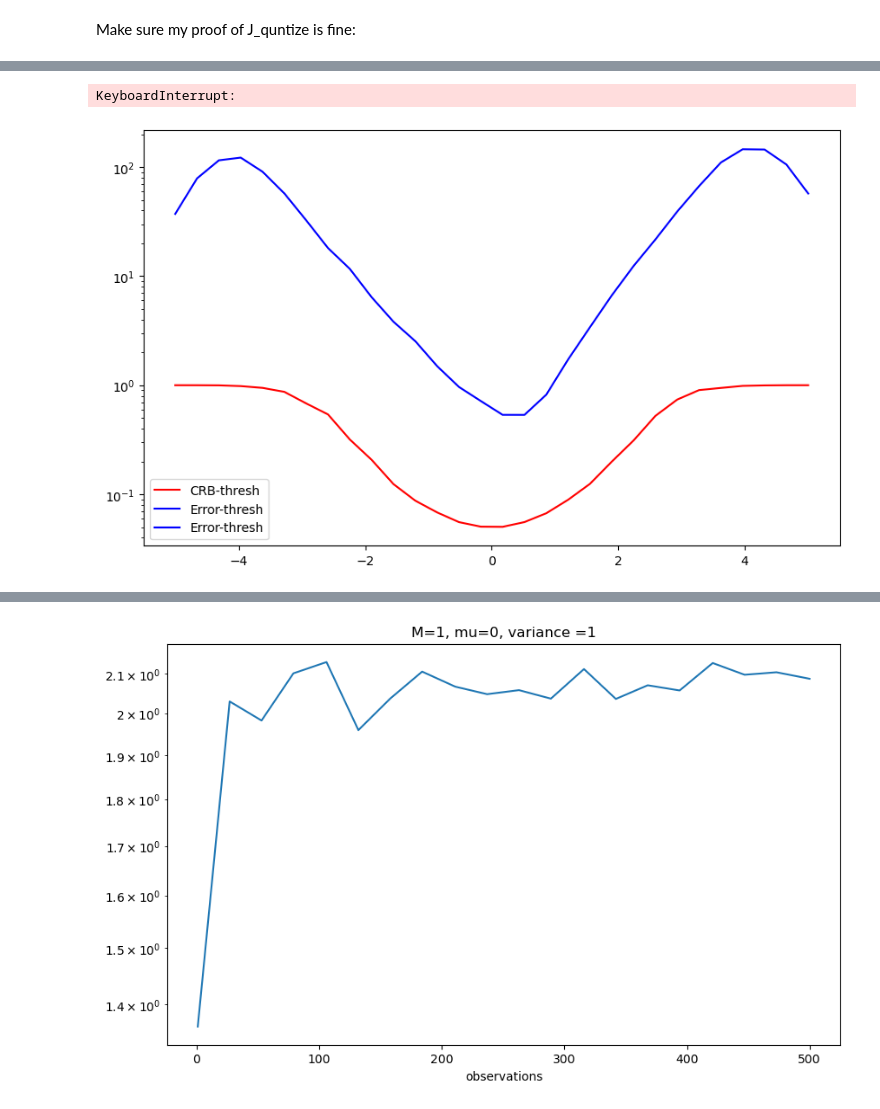
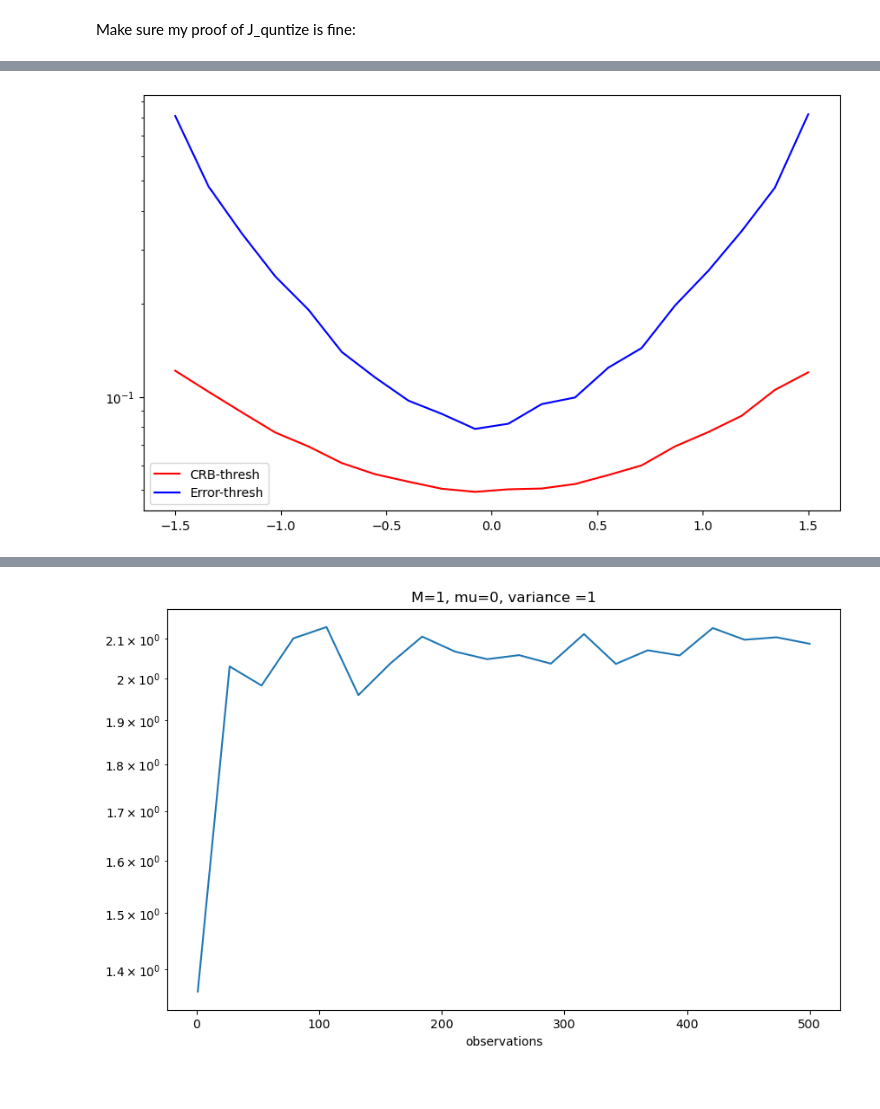
Before and after one commit to mazyaniv/Channel_Estimation, a Jupyter notebook: yaniv.ipynb, the cells around one changed output, grey strips where cells are left out. Cells and saved outputs as stored; diff of their text form; code cells hidden in the pictures.

```diff
--- a/yaniv.ipynb
+++ b/yaniv.ipynb
@@ -190,7 +157,0 @@ def MSE_general_numerical_quantize(sigma1,sigma2, n_a,n_q, matrix, observ, epsil
-# %%
-def MSE_zertothresh_analytic(sigma1,sigma2, n_a,n_q):
-    alpha = (2 / math.pi) * math.acos(rho_q / (rho_q + pow(sigma2, 2)))
-    beta = ((1-alpha)/rho_q)-((2*rho_a*n_a)/(math.pi*(rho_q+pow(sigma2,2))*(rho_a*n_a+pow(sigma1,2))))
-    first = (rho_a*n_a)/(rho_a*n_a+pow(sigma1, 2))
-    second = (2*rho_q*n_q*pow(sigma1,4))/(math.pi*(rho_q+pow(sigma2, 2))*(alpha+beta*rho_q*n_q)*pow(rho_a*n_a+pow(sigma1, 2),2))
-    return math.sqrt(M)*(1-first-second) #Frobenius  norm- not MSE, but relevant for CRB
@@ -312,22 +339,30 @@ L_Estimator_analytic2 = [MSE_zertothresh_analytic(sigma_space[i],sigma_space[i],
 L_Estimator_analytic3 = [MSE_zertothresh_analytic(sigma_space[i],sigma_space[i], n_a[2],n_q[2]) for i in range(len(sigma_space))]
 L_Estimator_analytic4 = [MSE_zertothresh_analytic(sigma_space[i],sigma_space[i], n_a[3],n_q[3]) for i in range(len(sigma_space))]
 
-CRB1 = [CRB(sigma_space[i],sigma_space[i],n_a[0],n_q[0],matrix_const1)[0] for i in range(len(sigma_space))]
-CRB2 = [CRB(sigma_space[i],sigma_space[i],n_a[0],n_q[1],matrix_const2)[0] for i in range(len(sigma_space))]
-CRB3 = [CRB(sigma_space[i],sigma_space[i],n_a[2],n_q[2],matrix_const3)[0] for i in range(len(sigma_space))]
-CRB4 = [CRB(sigma_space[i],sigma_space[i],n_a[3],n_q[3],matrix_const4)[0] for i in range(len(sigma_space))]
+CRB1 = [CRB(sigma_space[i],sigma_space[i],n_a[0],n_q[0],matrix_const1) for i in range(len(sigma_space))]
+CRB2 = [CRB(sigma_space[i],sigma_space[i],n_a[0],n_q[1],matrix_const2) for i in range(len(sigma_space))]
+CRB3 = [CRB(sigma_space[i],sigma_space[i],n_a[2],n_q[2],matrix_const3) for i in range(len(sigma_space))]
+CRB4 = [CRB(sigma_space[i],sigma_space[i],n_a[3],n_q[3],matrix_const4) for i in range(len(sigma_space))]
 
+CRBpp1 = [CRB_pp(sigma_space[i],sigma_space[i],n_a[0],n_q[0],matrix_const1) for i in range(len(sigma_space))]
+CRBpp2 = [CRB_pp(sigma_space[i],sigma_space[i],n_a[0],n_q[1],matrix_const2) for i in range(len(sigma_space))]
+CRBpp3 = [CRB_pp(sigma_space[i],sigma_space[i],n_a[2],n_q[2],matrix_const3) for i in range(len(sigma_space))]
+CRBpp4 = [CRB_pp(sigma_space[i],sigma_space[i],n_a[3],n_q[3],matrix_const4) for i in range(len(sigma_space))]
 ######################
 fig = plt.figure(figsize=(10, 6))
 list_of_colors = ['red','blue','pink','black']
 list_of_functions = [CRB1,CRB2,CRB3,CRB4]
 
 for i in range(len(list_of_functions)):
-    plt.plot(10*np.log10(1/sigma_space), list_of_functions[i],'--' ,color=list_of_colors[i], label='n_a={}, n_q = {}'.format(n_a[i], n_q[i]))
+    plt.plot(10*np.log10(1/sigma_space), list_of_functions[i],'--' ,color=list_of_colors[i], label='n_a={}, n_q = {},CRB'.format(n_a[i], n_q[i]))
 
 list_of_functions1 = [L_Estimator_analytic1, L_Estimator_analytic2,L_Estimator_analytic3,L_Estimator_analytic4]
 for i in range(len(list_of_functions1)):
     plt.plot(10*np.log10(1/sigma_space), list_of_functions1[i], color=list_of_colors[i], label='n_a={}, n_q = {}, analytic'.format(n_a[i], n_q[i]))
+
+list_of_functions = [CRBpp1,CRBpp2,CRBpp3,CRBpp4]
+for i in range(len(list_of_functions)):
+    plt.plot(10*np.log10(1/sigma_space), list_of_functions[i],marker='o',color=list_of_colors[i], label='n_a={}, n_q = {},CRB_pp'.format(n_a[i], n_q[i]))
 
 plt.title("M={}, mu={}, variance ={}".format(M,mu,round(2*pow(sigma_teta,2))))
 plt.yscale('log')
@@ -339,34 +373,0 @@ plt.show()
-# %%
-sim = 100
-n_a = [1,2,3,4]
-n_q = [0,0,0,0]
-matrix_const1 = Matrix(n_a[0],n_q[0])
-matrix_const2 = Matrix(n_a[1],n_q[1])
-matrix_const3 = Matrix(n_a[2],n_q[2])
-matrix_const4 = Matrix(n_a[3],n_q[3])
-
-L_Estimator_analytic1 = [MSE_zertothresh_analytic(sigma_space[i],sigma_space[i], n_a[0],n_q[0]) for i in range(len(sigma_space))]
-L_Estimator_analytic2 = [MSE_zertothresh_analytic(sigma_space[i],sigma_space[i], n_a[1],n_q[1]) for i in range(len(sigma_space))]
-L_Estimator_analytic3 = [MSE_zertothresh_analytic(sigma_space[i],sigma_space[i], n_a[2],n_q[2]) for i in range(len(sigma_space))]
-L_Estimator_analytic4 = [MSE_zertothresh_analytic(sigma_space[i],sigma_space[i], n_a[3],n_q[3]) for i in range(len(sigma_space))]
-
-L_Estimator_numerical1 = [MSE_general_numerical(sigma_space[i],sigma_space[i], n_a[0],n_q[0], matrix_const1, sim, epsilon) for i in range(len(sigma_space))]
-L_Estimator_numerical2 = [MSE_general_numerical(sigma_space[i],sigma_space[i], n_a[1],n_q[1], matrix_const2, sim, epsilon) for i in range(len(sigma_space))]
-L_Estimator_numerical3 = [MSE_general_numerical(sigma_space[i],sigma_space[i], n_a[2],n_q[2], matrix_const3, sim, epsilon) for i in range(len(sigma_space))]
-L_Estimator_numerical4 = [MSE_general_numerical(sigma_space[i],sigma_space[i], n_a[3],n_q[3], matrix_const4, sim, epsilon) for i in range(len(sigma_space))]
-######################
-fig = plt.figure(figsize=(10, 6))
-list_of_functions1 = [L_Estimator_analytic1, L_Estimator_analytic2,L_Estimator_analytic3,L_Estimator_analytic4]
-for i in range(len(list_of_functions1)):
-    plt.plot(10*np.log10(1/sigma_space), list_of_functions1[i], color=list_of_colors[i], label='n_a={}, n_q = {}, analytic'.format(n_a[i], n_q[i]))
-list_of_functions2 = [L_Estimator_numerical1, L_Estimator_numerical2,L_Estimator_numerical3,L_Estimator_numerical4]
-for i in range(len(list_of_functions1)):
-    plt.plot(10*np.log10(1/sigma_space), list_of_functions2[i],	'--', color=list_of_colors[i], label='n_a={}, n_q = {}, numerical'.format(n_a[i], n_q[i]))
-plt.title("M={}, mu={}, variance ={}".format(M,mu,round(2*pow(sigma_teta,2))))
-plt.yscale('log')
-plt.xlabel("SNR [dB]")
-plt.legend()
-plt.legend()
-plt.show()
-# %% [output]
-KeyboardInterrupt:
@@ -486,25 +374,24 @@ def CRB(sigma1,sigma2, n_a,n_q,matrix, observ=sim,thresh_real=0,thresh_im=0,quan
 # %%
-sim = 300
+epsilon = 1e-6
+sim = 1000
 na = 0 #only quantize
 nq = 40
-thresh_space = np.linspace(-5,5,30)
-matrix_const1 = Matrix(na,nq)
-thresh_real = thresh_G(nq,matrix_const1[1])[0]
-thresh_imag = thresh_G(nq,matrix_const1[1])[1]
+thresh_space = np.linspace(-1.5,1.5,20)
+matrix_const = Matrix(na,nq)
+# thresh_real = thresh_G(nq,matrix_const[1])[0]
+# thresh_imag = thresh_G(nq,matrix_const[1])[1]
 thresh_const = np.ones((M*nq, 1))
-epsilon = 0.01
 
-L_Estimator_numerical = [MSE_general_numerical(2.2,2.2, na,nq, matrix_const1, sim,epsilon,thresh_space[i]*thresh_const,thresh_space[i]*thresh_const) for i in range(len(thresh_space))]
-CRB = [CRB(1,1,na,nq,matrix_const1,sim,thresh_space[i]*thresh_const,thresh_space[i]*thresh_const,1)[1] for i in range(len(thresh_space))]
-
+L_Estimator_numerical = [MSE_general_numerical(1,1, na,nq, matrix_const, sim,epsilon,thresh_space[i]*thresh_const,thresh_space[i]*thresh_const) for i in range(len(thresh_space))]
+CRB1 = [CRB(1,1,na,nq,matrix_const,1,sim,thresh_space[i]*thresh_const,thresh_space[i]*thresh_const) for i in range(len(thresh_space))]
 ######################
 fig = plt.figure(figsize=(10, 6))
-plt.plot(thresh_space, CRB, color="red", label='CRB-thresh')
+plt.plot(thresh_space, CRB1, color="red", label='CRB-thresh')
 plt.plot(thresh_space, L_Estimator_numerical, color="blue", label='Error-thresh')
 
 #plt.title("M={}, mu={}, variance ={}".format(M,mu,round(2*pow(sigma_teta,2))))
 plt.yscale('log')
 plt.legend()
 plt.show()
 # %% [output]
-[figure, old version]
+[figure, new version]
```
Also changed, not shown: parts of 19 cells of this notebook.
